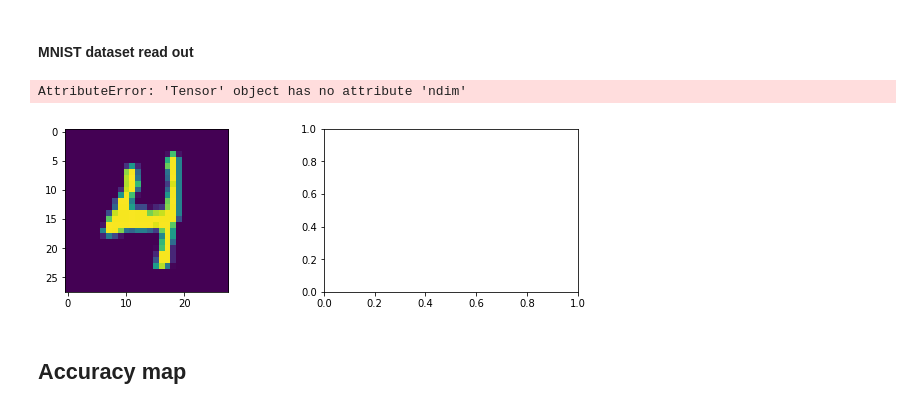
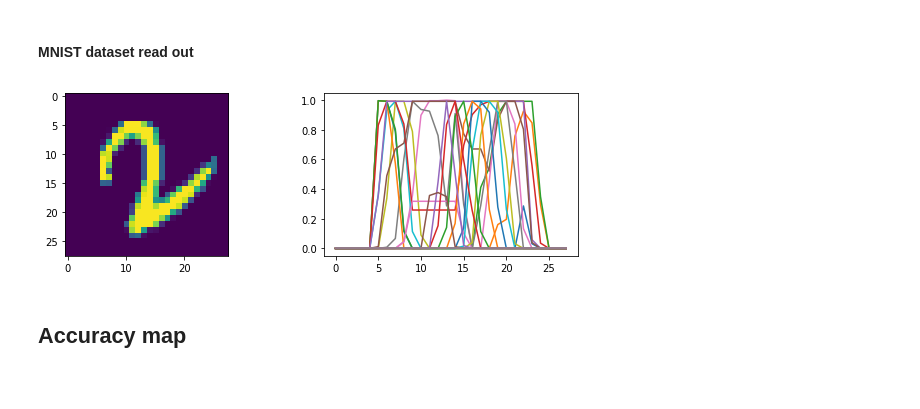
Before and after one commit to laurentperrinet/WhereIsMyMNIST, a Jupyter notebook: dev/2019-03-02-Where Pierre (clutter) - figure2.ipynb, the cells around one changed output. Drawn from its saved outputs; the diff is of its cells as text; code cells hidden in the pictures.

```diff
--- a/dev/2019-03-02-Where Pierre (clutter) - figure2.ipynb
+++ b/dev/2019-03-02-Where Pierre (clutter) - figure2.ipynb
@@ -162,13 +162,12 @@ loader = get_data_loader(batch_size=100, train = False)
 # %%
 data, label = next(iter(loader))
 plt.figure(figsize = (10,3))
 plt.subplot(121)
-plt.imshow(data[0,0,:,:])
+plt.imshow(data[0,0,:,:].numpy())
 plt.subplot(122)
-_ = plt.plot(data[0,0,:,:])
+_ = plt.plot(data[0,0,:,:].numpy())
 # %% [output]
-AttributeError: 'Tensor' object has no attribute 'ndim'
-[figure, old version]
+[figure, new version]
 # %% [markdown]
 ## Accuracy map
 # %%
```
Also changed, not shown: parts of 2 cells of this notebook, 3 other files.
